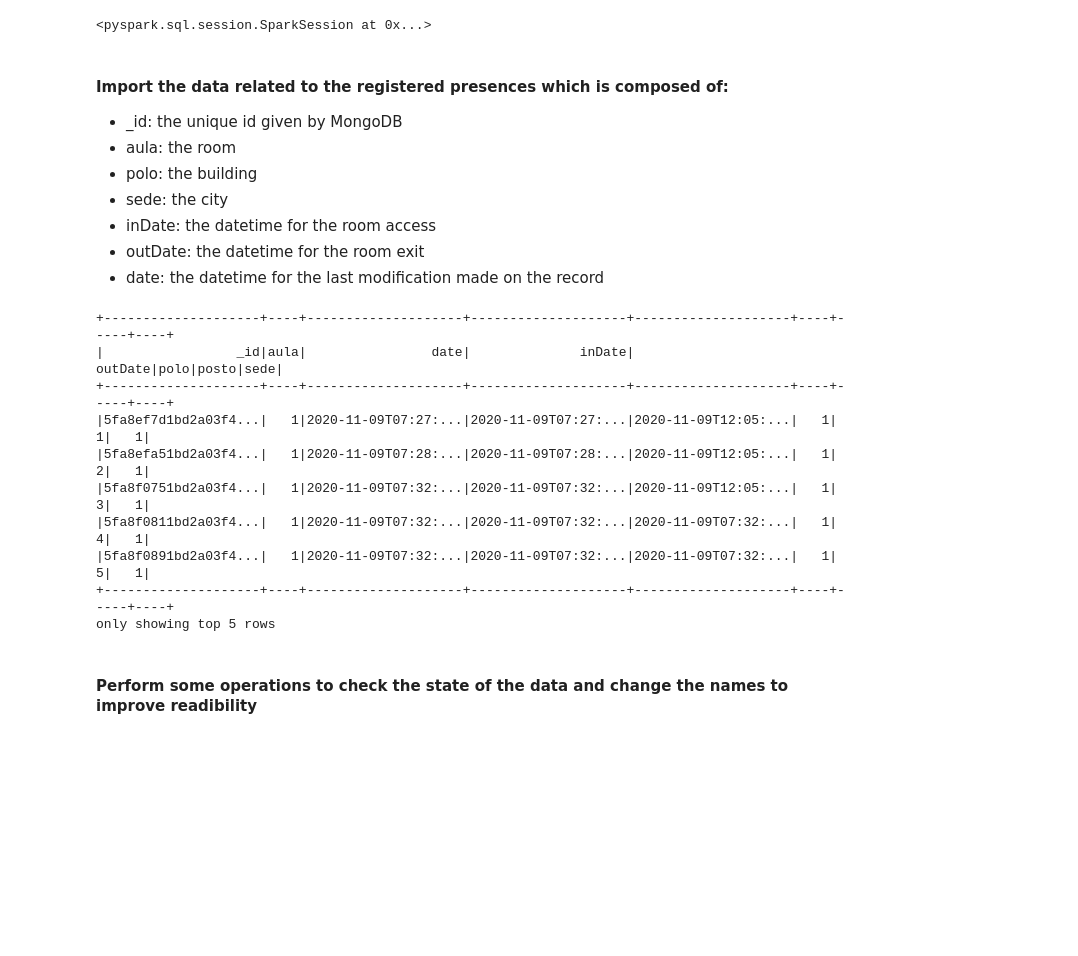
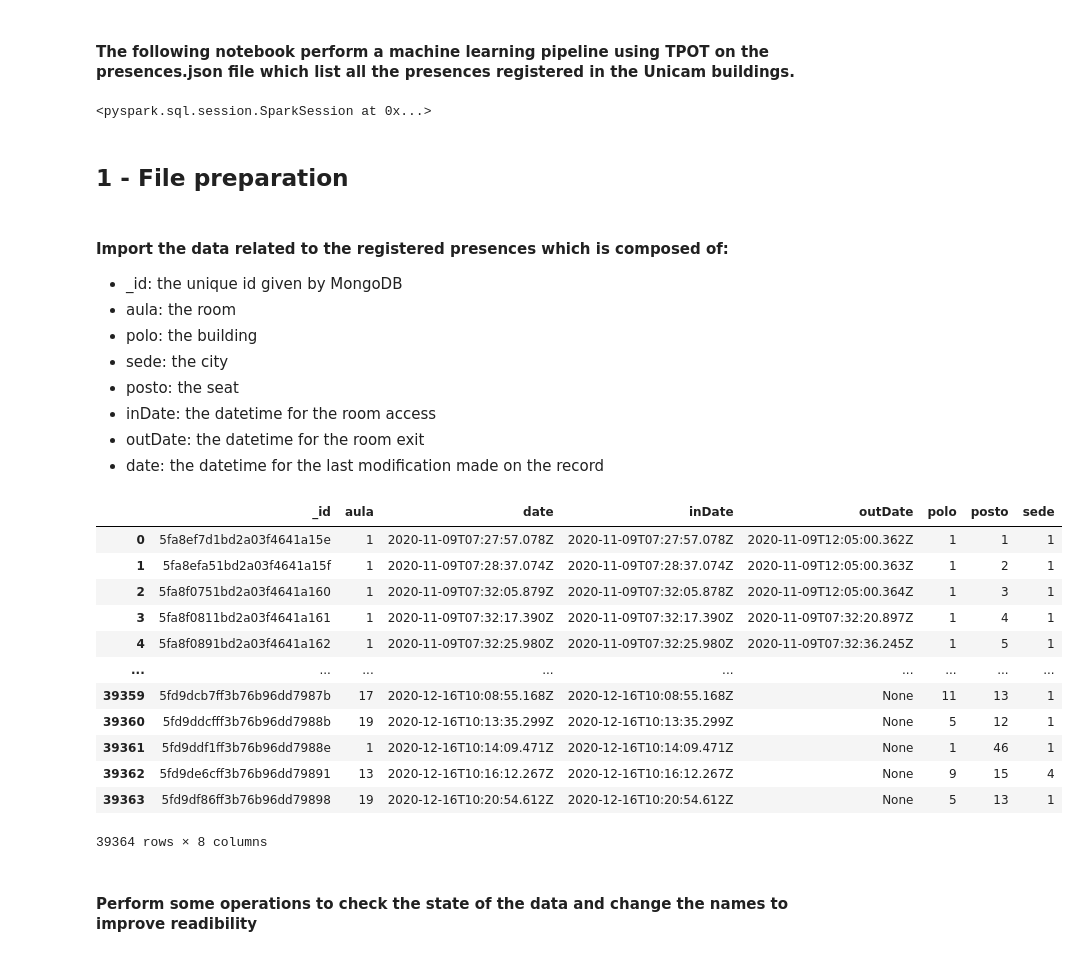
Before and after one commit to younicam/younicam-AI, a Jupyter notebook: notebooks/presences.ipynb, the cells around one changed output. Drawn from its saved outputs; the diff is of its cells as text; code cells hidden in the pictures; blank space fills up the shorter version.

```diff
--- a/notebooks/presences.ipynb
+++ b/notebooks/presences.ipynb
@@ -1,3 +1,5 @@
+# %% [markdown]
+#### The following notebook perform a machine learning pipeline using TPOT on the presences.json file which list all the presences registered in the Unicam buildings.
 # %%
 from pyspark.sql import SparkSession
 
@@ -6,29 +8,35 @@ spark = SparkSession.builder.appName('younicam-AI').getOrCreate()
 spark
 # %% [output]
 <pyspark.sql.session.SparkSession at 0x...>
+# %% [markdown]
+## 1 - File preparation
 # %% [markdown]
 #### Import the data related to the registered presences which is composed of:
  - _id: the unique id given by MongoDB
  - aula: the room
  - polo: the building
  - sede: the city
+ - posto: the seat
  - inDate: the datetime for the room access
  - outDate: the datetime for the room exit
  - date: the datetime for the last modification made on the record
 # %%
-presencesDF = spark.read.json("./data/presences.json", multiLine=True)
+presencesDF = spark.read.json("../data/raw/presences.json", multiLine=True)
 
-presencesDF.show(5)
+presencesDF.toPandas()
 # %% [output]
+|  | _id | aula | date | inDate | outDate | polo | posto | sede |
+| 0 | 5fa8ef7d1bd2a03f4641a15e | 1 | 2020-11-09T07:27:57.078Z | 2020-11-09T07:27:57.078Z | 2020-11-09T12:05:00.362Z | 1 | 1 | 1 |
+| 1 | 5fa8efa51bd2a03f4641a15f | 1 | 2020-11-09T07:28:37.074Z | 2020-11-09T07:28:37.074Z | 2020-11-09T12:05:00.363Z | 1 | 2 | 1 |
+| 2 | 5fa8f0751bd2a03f4641a160 | 1 | 2020-11-09T07:32:05.879Z | 2020-11-09T07:32:05.878Z | 2020-11-09T12:05:00.364Z | 1 | 3 | 1 |
+| 3 | 5fa8f0811bd2a03f4641a161 | 1 | 2020-11-09T07:32:17.390Z | 2020-11-09T07:32:17.390Z | 2020-11-09T07:32:20.897Z | 1 | 4 | 1 |
+| 4 | 5fa8f0891bd2a03f4641a162 | 1 | 2020-11-09T07:32:25.980Z | 2020-11-09T07:32:25.980Z | 2020-11-09T07:32:36.245Z | 1 | 5 | 1 |
+| ... | ... | ... | ... | ... | ... | ... | ... | ... |
+| 39359 | 5fd9dcb7ff3b76b96dd7987b | 17 | 2020-12-16T10:08:55.168Z | 2020-12-16T10:08:55.168Z | None | 11 | 13 | 1 |
+| 39360 | 5fd9ddcfff3b76b96dd7988b | 19 | 2020-12-16T10:13:35.299Z | 2020-12-16T10:13:35.299Z | None | 5 | 12 | 1 |
+| 39361 | 5fd9ddf1ff3b76b96dd7988e | 1 | 2020-12-16T10:14:09.471Z | 2020-12-16T10:14:09.471Z | None | 1 | 46 | 1 |
+| 39362 | 5fd9de6cff3b76b96dd79891 | 13 | 2020-12-16T10:16:12.267Z | 2020-12-16T10:16:12.267Z | None | 9 | 15 | 4 |
+| 39363 | 5fd9df86ff3b76b96dd79898 | 19 | 2020-12-16T10:20:54.612Z | 2020-12-16T10:20:54.612Z | None | 5 | 13 | 1 |
-+--------------------+----+--------------------+--------------------+--------------------+----+-----+----+
-|                 _id|aula|                date|              inDate|             outDate|polo|posto|sede|
-+--------------------+----+--------------------+--------------------+--------------------+----+-----+----+
-|5fa8ef7d1bd2a03f4...|   1|2020-11-09T07:27:...|2020-11-09T07:27:...|2020-11-09T12:05:...|   1|    1|   1|
-|5fa8efa51bd2a03f4...|   1|2020-11-09T07:28:...|2020-11-09T07:28:...|2020-11-09T12:05:...|   1|    2|   1|
-|5fa8f0751bd2a03f4...|   1|2020-11-09T07:32:...|2020-11-09T07:32:...|2020-11-09T12:05:...|   1|    3|   1|
-|5fa8f0811bd2a03f4...|   1|2020-11-09T07:32:...|2020-11-09T07:32:...|2020-11-09T07:32:...|   1|    4|   1|
-|5fa8f0891bd2a03f4...|   1|2020-11-09T07:32:...|2020-11-09T07:32:...|2020-11-09T07:32:...|   1|    5|   1|
-+--------------------+----+--------------------+--------------------+--------------------+----+-----+----+
-only showing top 5 rows
+39364 rows × 8 columns
 # %% [markdown]
 #### Perform some operations to check the state of the data and change the names to improve readibility
```
Also changed, not shown: parts of 24 cells of this notebook.
